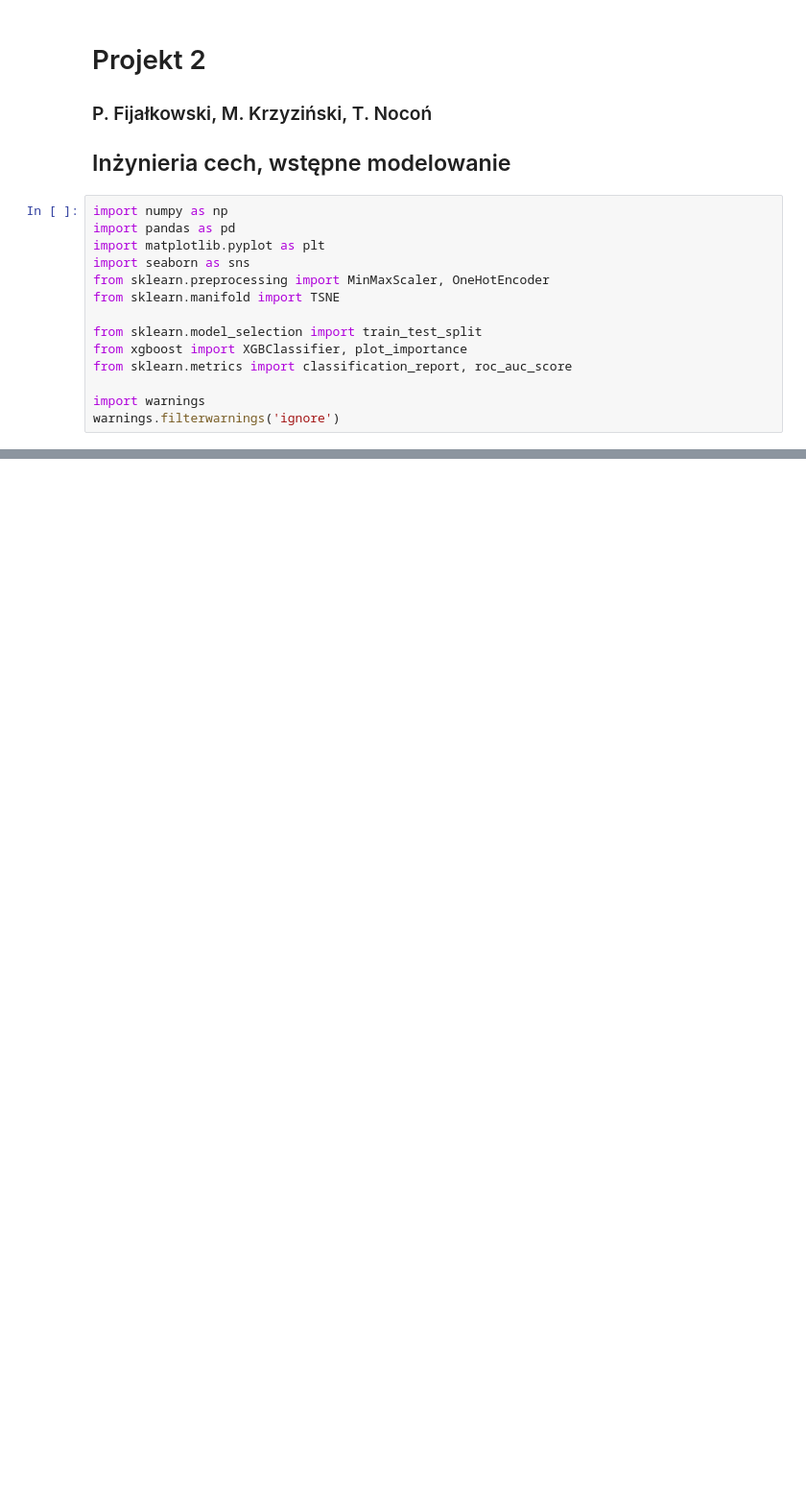
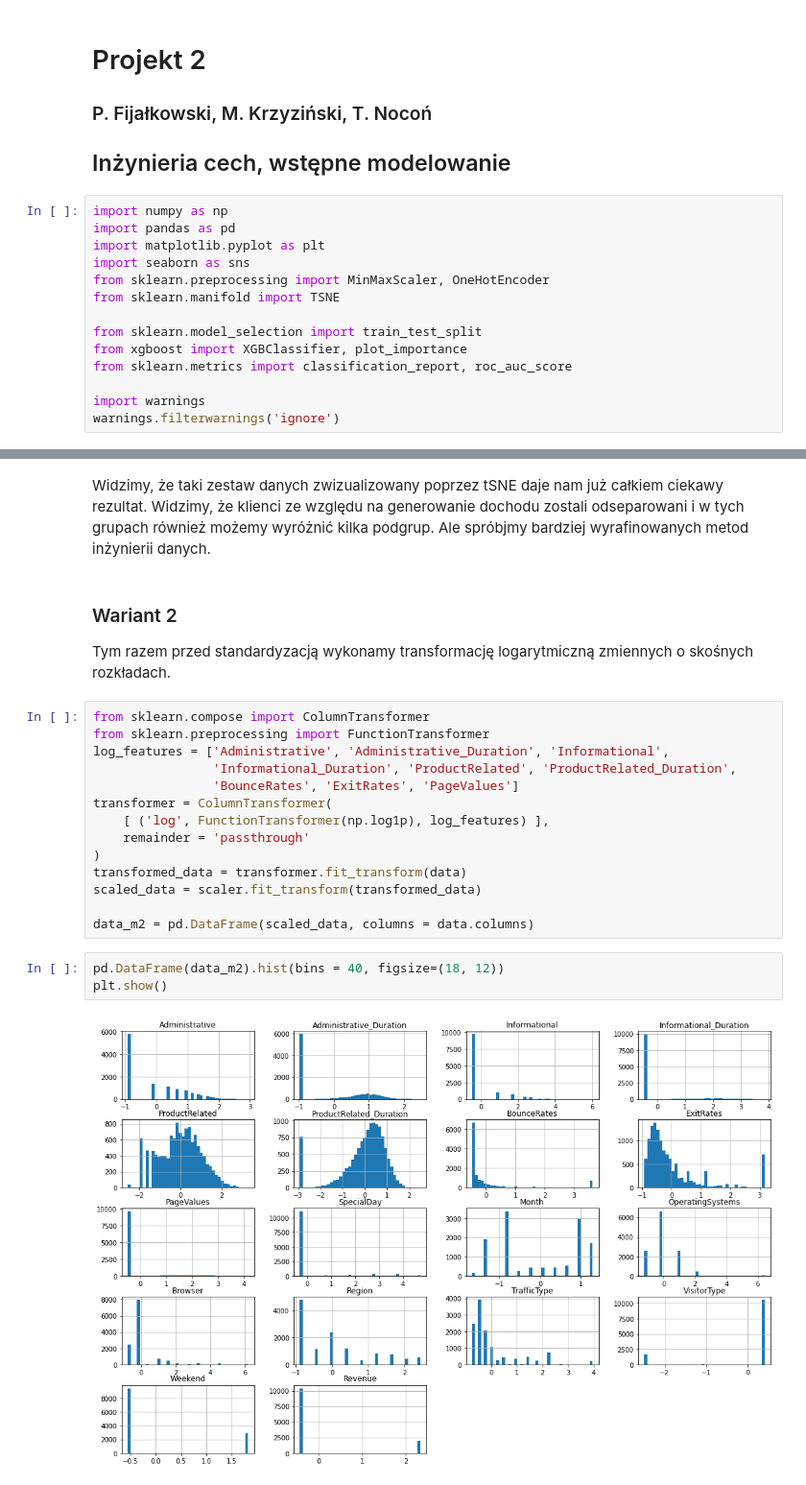
Before and after one commit to pablo2811/online-shopping, a Jupyter notebook: Milestone2.ipynb, the cells around one changed output, grey strips where cells are left out. Shown at 96% size. Saved outputs shown, nothing was run; the diff lists cells and outputs as text; blank space fills up the shorter version.

```diff
--- a/Milestone2.ipynb
+++ b/Milestone2.ipynb
@@ -119,0 +176,24 @@ data
+# %% [markdown]
+Widzimy, że taki zestaw danych zwizualizowany poprzez tSNE daje nam już całkiem ciekawy rezultat. Widzimy, że klienci ze względu na generowanie dochodu zostali odseparowani i w tych grupach również możemy wyróżnić kilka podgrup. Ale spróbjmy bardziej wyrafinowanych metod inżynierii danych.
+# %% [markdown]
+### Wariant 2
+Tym razem przed standardyzacją wykonamy transformację logarytmiczną zmiennych o skośnych rozkładach.
+# %%
+from sklearn.compose import ColumnTransformer
+from sklearn.preprocessing import FunctionTransformer
+log_features = ['Administrative', 'Administrative_Duration', 'Informational',
+                'Informational_Duration', 'ProductRelated', 'ProductRelated_Duration',
+                'BounceRates', 'ExitRates', 'PageValues']
+transformer = ColumnTransformer(
+    [ ('log', FunctionTransformer(np.log1p), log_features) ],
+    remainder = 'passthrough'
+)
+transformed_data = transformer.fit_transform(data)
+scaled_data = scaler.fit_transform(transformed_data)
+
+data_m2 = pd.DataFrame(scaled_data, columns = data.columns)
+# %%
+pd.DataFrame(data_m2).hist(bins = 40, figsize=(18, 12))
+plt.show()
+# %% [output]
+[figure, added]
```
Also changed, not shown: parts of 63 cells of this notebook.
